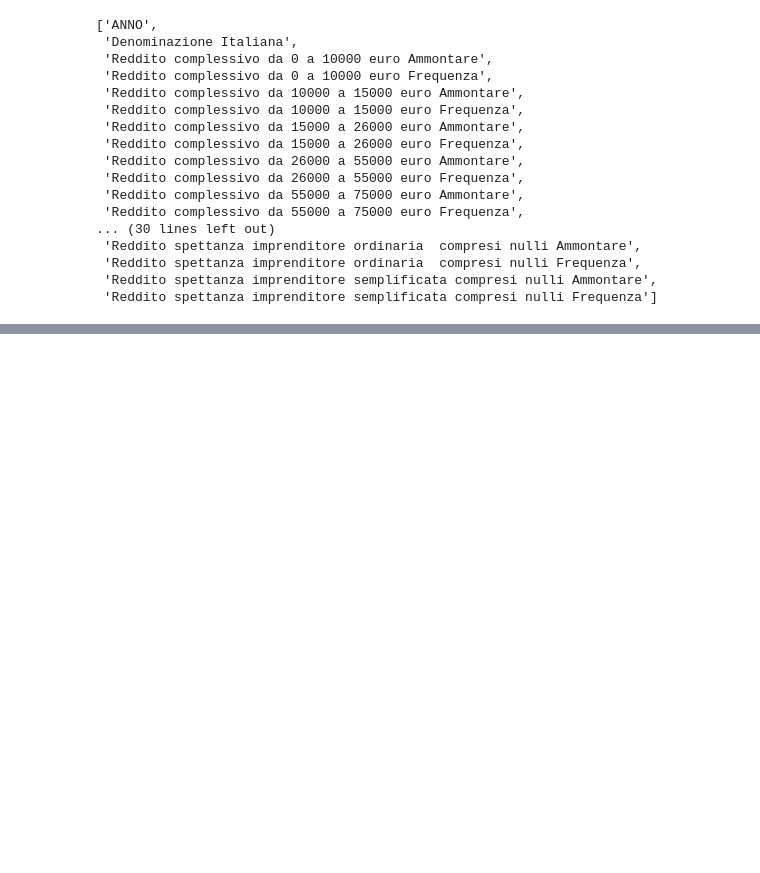
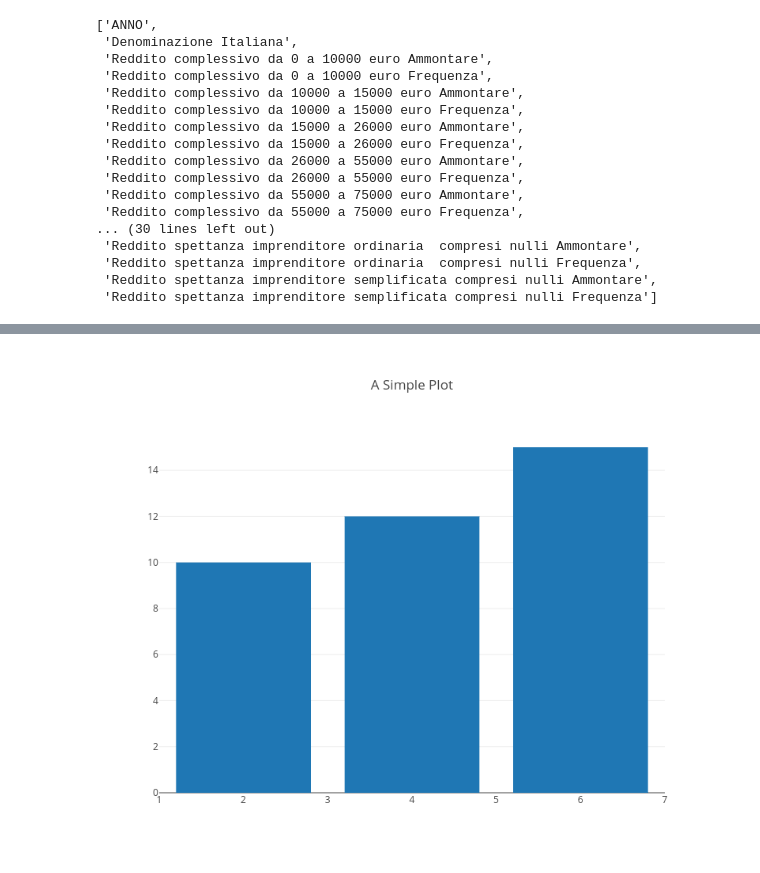
Before and after one commit to teamdigitale/daf-data-science, a Jupyter notebook: opencivitas/analysis-opencivitas.ipynb, the cells around one changed output, grey strips where cells are left out. Cells and saved outputs as stored; diff of their text form; code cells hidden in the pictures; blank space fills up the shorter version.

```diff
--- a/opencivitas/analysis-opencivitas.ipynb
+++ b/opencivitas/analysis-opencivitas.ipynb
@@ -207,2 +189,19 @@ py.iplot(fig)
 # %% [output]
 [interactive output not drawn]
+# %%
+import plotly.plotly as py
+import plotly.graph_objs as go
+
+py.sign_in('DemoAccount', '2qdyfjyr7o') # Replace the username, and API key with your credentials.
+
+trace = go.Bar(x=[2, 4, 6], y= [10, 12, 15])
+data = [trace]
+layout = go.Layout(title='A Simple Plot', width=800, height=640)
+fig = go.Figure(data=data, layout=layout)
+
+py.image.save_as(fig, filename='a-simple-plot.png')
+
+from IPython.display import Image
+Image('a-simple-plot.png')
+# %% [output]
+[figure, added]
```
Also changed, not shown: parts of 2 cells of this notebook.
